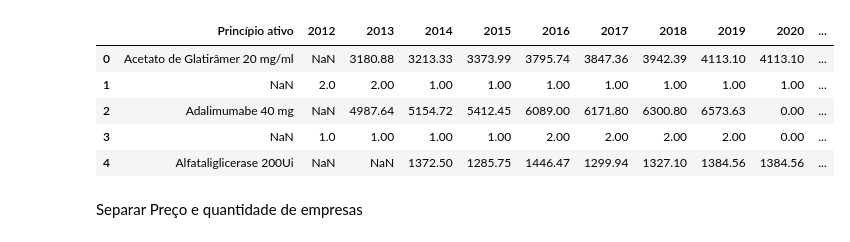
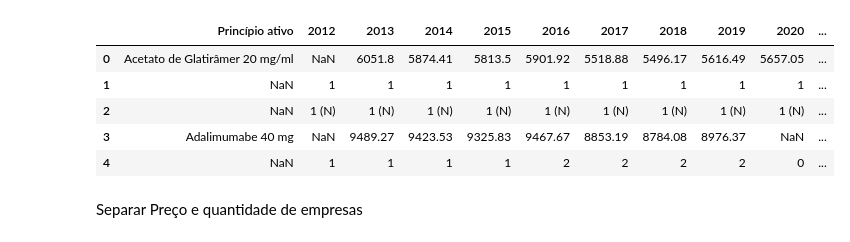
Before and after one commit to silva-fabiofreitas/EDA, a Jupyter notebook: medicamentos/eda.ipynb, the cells around one changed output. Cells and saved outputs as stored; diff of their text form; code cells hidden in the pictures.

```diff
--- a/medicamentos/eda.ipynb
+++ b/medicamentos/eda.ipynb
@@ -1,14 +1,16 @@
 # %%
 import pandas as pd
 # %%
-df = pd.read_excel('data/fabio.xlsx', sheet_name='consolidado', na_values='-')
+df = pd.read_excel('data/fabio.xlsx', sheet_name='dataset_deflacionado', na_values=['-', ' '])
+df = df.drop(columns=['Apresentação comercial'])
+
 df.head()
 # %% [output]
 |  | Princípio ativo | 2012 | 2013 | 2014 | 2015 | 2016 | 2017 | 2018 | 2019 | 2020 | ... |
-| 0 | Acetato de Glatirâmer 20 mg/ml | NaN | 3180.88 | 3213.33 | 3373.99 | 3795.74 | 3847.36 | 3942.39 | 4113.10 | 4113.10 | ... |
-| 1 | NaN | 2.0 | 2.00 | 1.00 | 1.00 | 1.00 | 1.00 | 1.00 | 1.00 | 1.00 | ... |
-| 2 | Adalimumabe 40 mg | NaN | 4987.64 | 5154.72 | 5412.45 | 6089.00 | 6171.80 | 6300.80 | 6573.63 | 0.00 | ... |
-| 3 | NaN | 1.0 | 1.00 | 1.00 | 1.00 | 2.00 | 2.00 | 2.00 | 2.00 | 0.00 | ... |
-| 4 | Alfataliglicerase 200Ui | NaN | NaN | 1372.50 | 1285.75 | 1446.47 | 1299.94 | 1327.10 | 1384.56 | 1384.56 | ... |
+| 0 | Acetato de Glatirâmer 20 mg/ml | NaN | 6051.8 | 5874.41 | 5813.5 | 5901.92 | 5518.88 | 5496.17 | 5616.49 | 5657.05 | ... |
+| 1 | NaN | 1 | 1 | 1 | 1 | 1 | 1 | 1 | 1 | 1 | ... |
+| 2 | NaN | 1 (N) | 1 (N) | 1 (N) | 1 (N) | 1 (N) | 1 (N) | 1 (N) | 1 (N) | 1 (N) | ... |
+| 3 | Adalimumabe 40 mg | NaN | 9489.27 | 9423.53 | 9325.83 | 9467.67 | 8853.19 | 8784.08 | 8976.37 | NaN | ... |
+| 4 | NaN | 1 | 1 | 1 | 1 | 2 | 2 | 2 | 2 | 0 | ... |
 # %% [markdown]
 Separar Preço e quantidade de empresas
```
Also changed, not shown: parts of 34 cells of this notebook, 4 other files.
